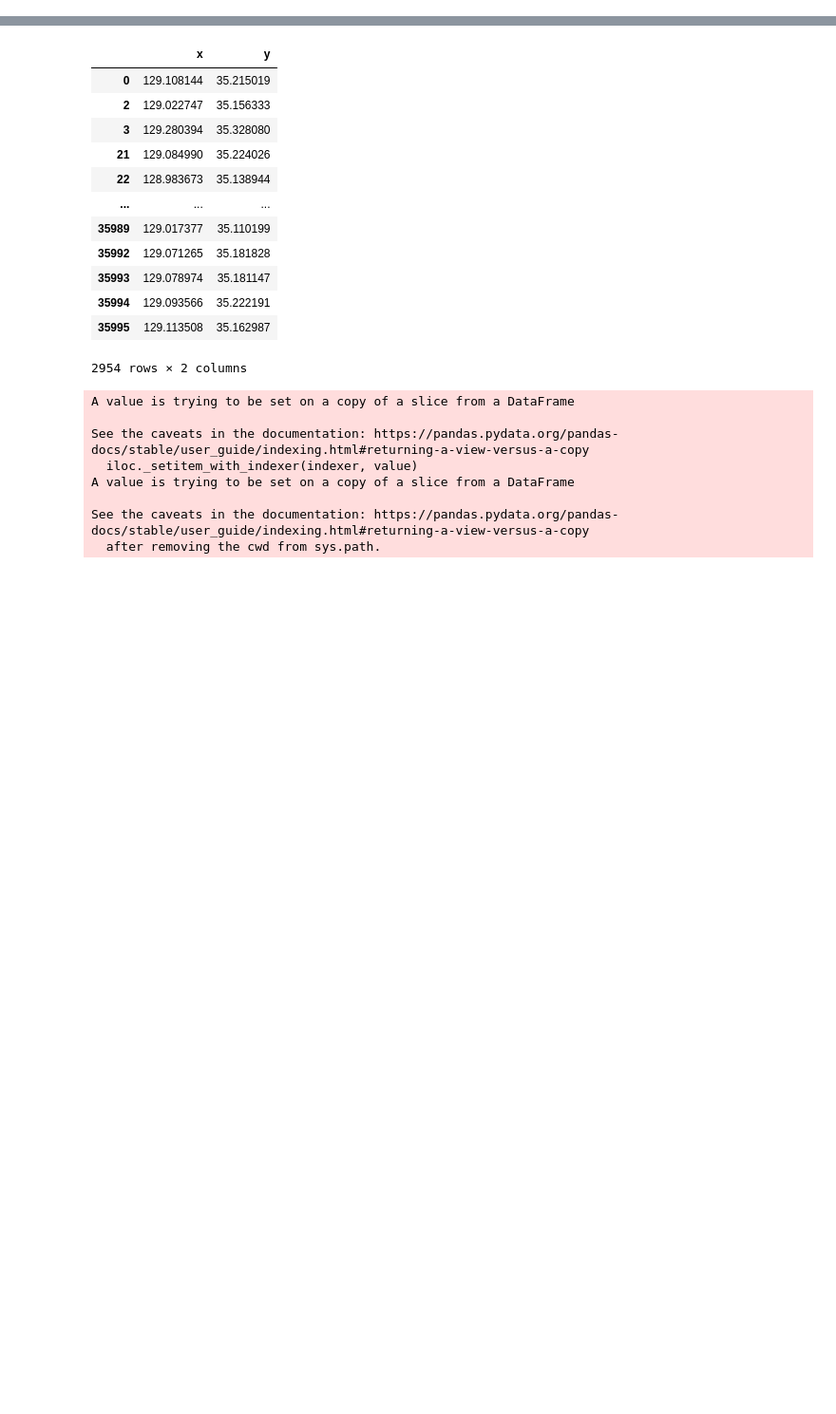
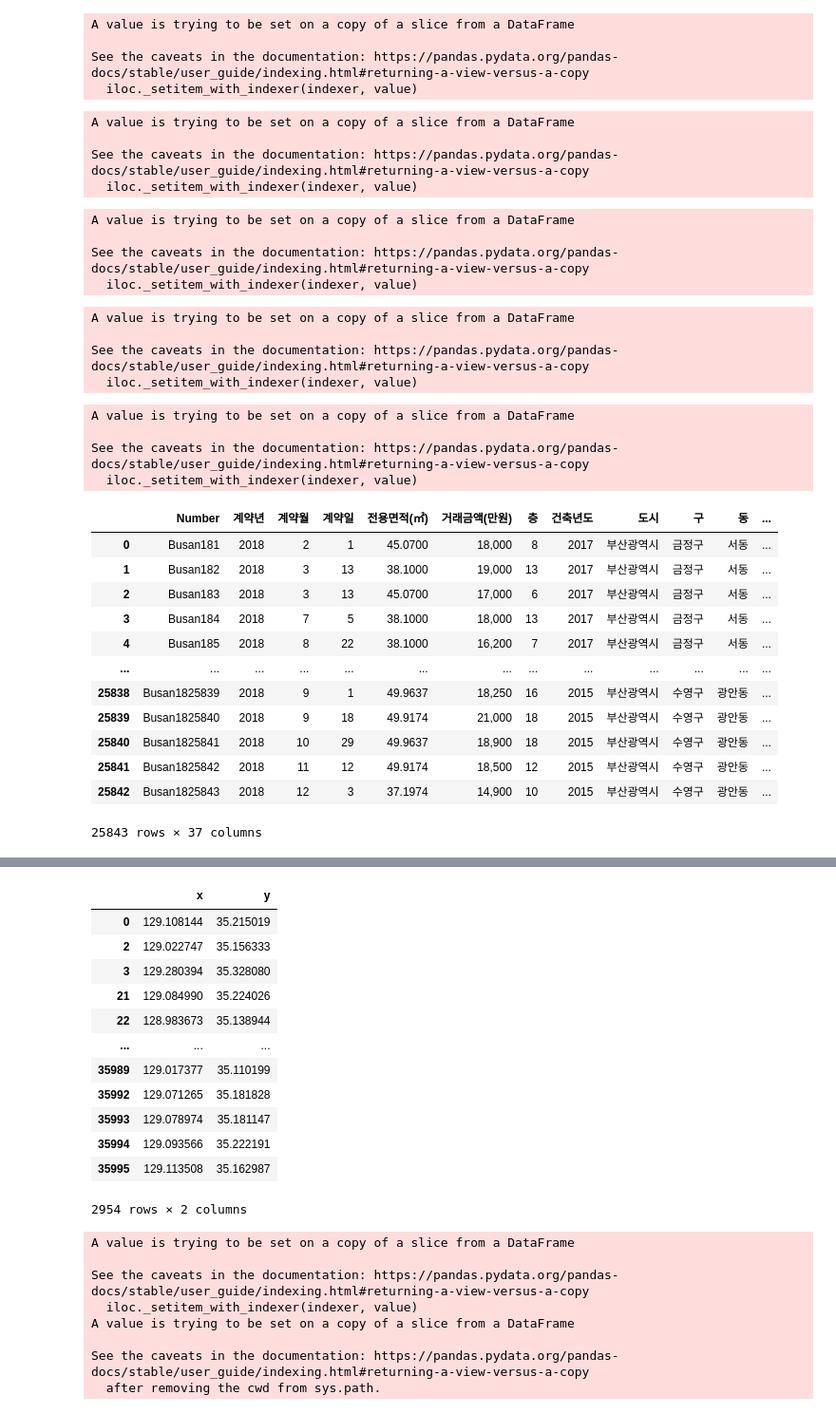
Before and after one commit to Ash-Stat/An-Si-Hyun, a Jupyter notebook: 전체_데이터셋_하이퍼_전처리.ipynb, the cells around one changed output, grey strips where cells are left out. Shown at 95% size. Saved outputs shown, nothing was run; the diff lists cells and outputs as text; code cells hidden in the pictures; blank space fills up the shorter version.

```diff
--- a/전체_데이터셋_하이퍼_전처리.ipynb
+++ b/전체_데이터셋_하이퍼_전처리.ipynb
@@ -10,3 +10,8 @@ Gwangju2018=pd.read_excel('./Gwangju_merge_2018.xlsx')
 Gwangju2019=pd.read_csv('./광주2019.csv',encoding='cp949')
 Daejeon2018=pd.read_excel('./Daejeon_merge_2018.xlsx')
 Daejeon2019=pd.read_excel('./Daejeon_merge_2019.xlsx')
+# %%
+nn=1
+for Num, indra in zip(Busan2018['Number'], Busan2018.index):
+  Busan2018['Number'].loc[indra] ='Busan18'+str(nn)
+  nn+=1
@@ -13 +43,67 @@ Daejeon2019=pd.read_excel('./Daejeon_merge_2019.xlsx')
+# %%
+nn=1
+for Num, indra in zip(Daegu2019['Number'], Daegu2019.index):
+  Daegu2019['Number'].loc[indra] ='Daegu19'+str(nn)
+  nn+=1
+# %% [output]
+A value is trying to be set on a copy of a slice from a DataFrame
+
+See the caveats in the documentation: https://pandas.pydata.org/pandas-docs/stable/user_guide/indexing.html#returning-a-view-versus-a-copy
+  iloc._setitem_with_indexer(indexer, value)
+# %%
+nn=1
+for Num, indra in zip(Daejeon2018['Number'], Daejeon2018.index):
+  Daejeon2018['Number'].loc[indra] ='Daejeon18'+str(nn)
+  nn+=1
+# %% [output]
+A value is trying to be set on a copy of a slice from a DataFrame
+
+See the caveats in the documentation: https://pandas.pydata.org/pandas-docs/stable/user_guide/indexing.html#returning-a-view-versus-a-copy
+  iloc._setitem_with_indexer(indexer, value)
+# %%
+nn=1
+for Num, indra in zip(Daejeon2019['Number'], Daejeon2019.index):
+  Daejeon2019['Number'].loc[indra] ='Daejeon19'+str(nn)
+  nn+=1
+# %% [output]
+A value is trying to be set on a copy of a slice from a DataFrame
+
+See the caveats in the documentation: https://pandas.pydata.org/pandas-docs/stable/user_guide/indexing.html#returning-a-view-versus-a-copy
+  iloc._setitem_with_indexer(indexer, value)
+# %%
+nn=1
+for Num, indra in zip(Gwangju2018['Number'], Gwangju2018.index):
+  Gwangju2018['Number'].loc[indra] ='Gwangju18'+str(nn)
+  nn+=1
+# %% [output]
+A value is trying to be set on a copy of a slice from a DataFrame
+
+See the caveats in the documentation: https://pandas.pydata.org/pandas-docs/stable/user_guide/indexing.html#returning-a-view-versus-a-copy
+  iloc._setitem_with_indexer(indexer, value)
+# %%
+nn=1
+for Num, indra in zip(Gwangju2019['Number'], Gwangju2019.index):
+  Gwangju2019['Number'].loc[indra] ='Gwangju19'+str(nn)
+  nn+=1
+# %% [output]
+A value is trying to be set on a copy of a slice from a DataFrame
+
+See the caveats in the documentation: https://pandas.pydata.org/pandas-docs/stable/user_guide/indexing.html#returning-a-view-versus-a-copy
+  iloc._setitem_with_indexer(indexer, value)
+# %%
+Busan2018
+# %% [output]
+|  | Number | 계약년 | 계약월 | 계약일 | 전용면적(㎡) | 거래금액(만원) | 층 | 건축년도 | 도시 | 구 | 동 | ... |
+| 0 | Busan181 | 2018 | 2 | 1 | 45.0700 | 18,000 | 8 | 2017 | 부산광역시 | 금정구 | 서동 | ... |
+| 1 | Busan182 | 2018 | 3 | 13 | 38.1000 | 19,000 | 13 | 2017 | 부산광역시 | 금정구 | 서동 | ... |
+| 2 | Busan183 | 2018 | 3 | 13 | 45.0700 | 17,000 | 6 | 2017 | 부산광역시 | 금정구 | 서동 | ... |
+| 3 | Busan184 | 2018 | 7 | 5 | 38.1000 | 18,000 | 13 | 2017 | 부산광역시 | 금정구 | 서동 | ... |
+| 4 | Busan185 | 2018 | 8 | 22 | 38.1000 | 16,200 | 7 | 2017 | 부산광역시 | 금정구 | 서동 | ... |
+| ... | ... | ... | ... | ... | ... | ... | ... | ... | ... | ... | ... | ... |
+| 25838 | Busan1825839 | 2018 | 9 | 1 | 49.9637 | 18,250 | 16 | 2015 | 부산광역시 | 수영구 | 광안동 | ... |
+| 25839 | Busan1825840 | 2018 | 9 | 18 | 49.9174 | 21,000 | 18 | 2015 | 부산광역시 | 수영구 | 광안동 | ... |
+| 25840 | Busan1825841 | 2018 | 10 | 29 | 49.9637 | 18,900 | 18 | 2015 | 부산광역시 | 수영구 | 광안동 | ... |
+| 25841 | Busan1825842 | 2018 | 11 | 12 | 49.9174 | 18,500 | 12 | 2015 | 부산광역시 | 수영구 | 광안동 | ... |
+| 25842 | Busan1825843 | 2018 | 12 | 3 | 37.1974 | 14,900 | 10 | 2015 | 부산광역시 | 수영구 | 광안동 | ... |
+25843 rows × 37 columns
 # %%
```
Also changed, not shown: parts of 12 cells of this notebook.
